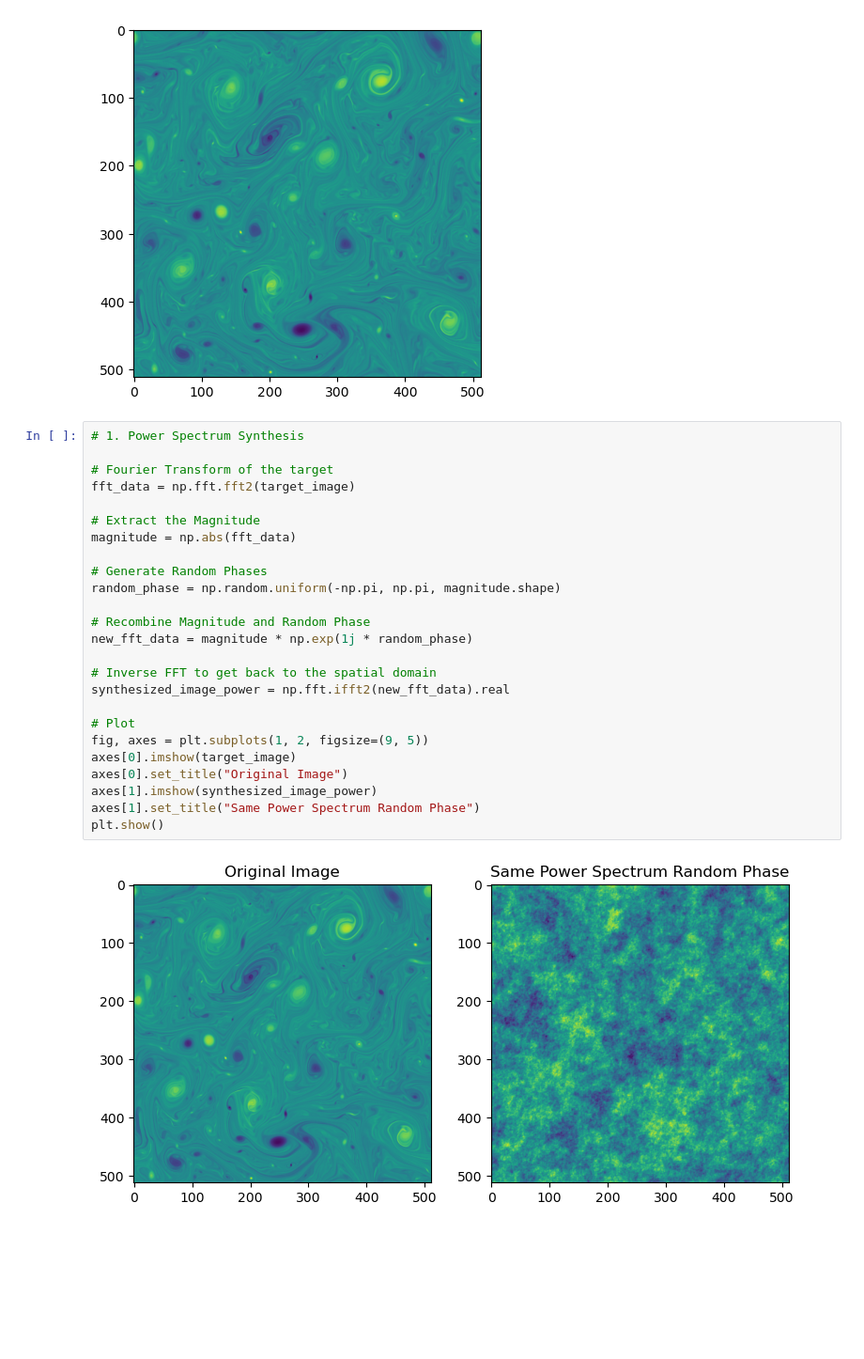
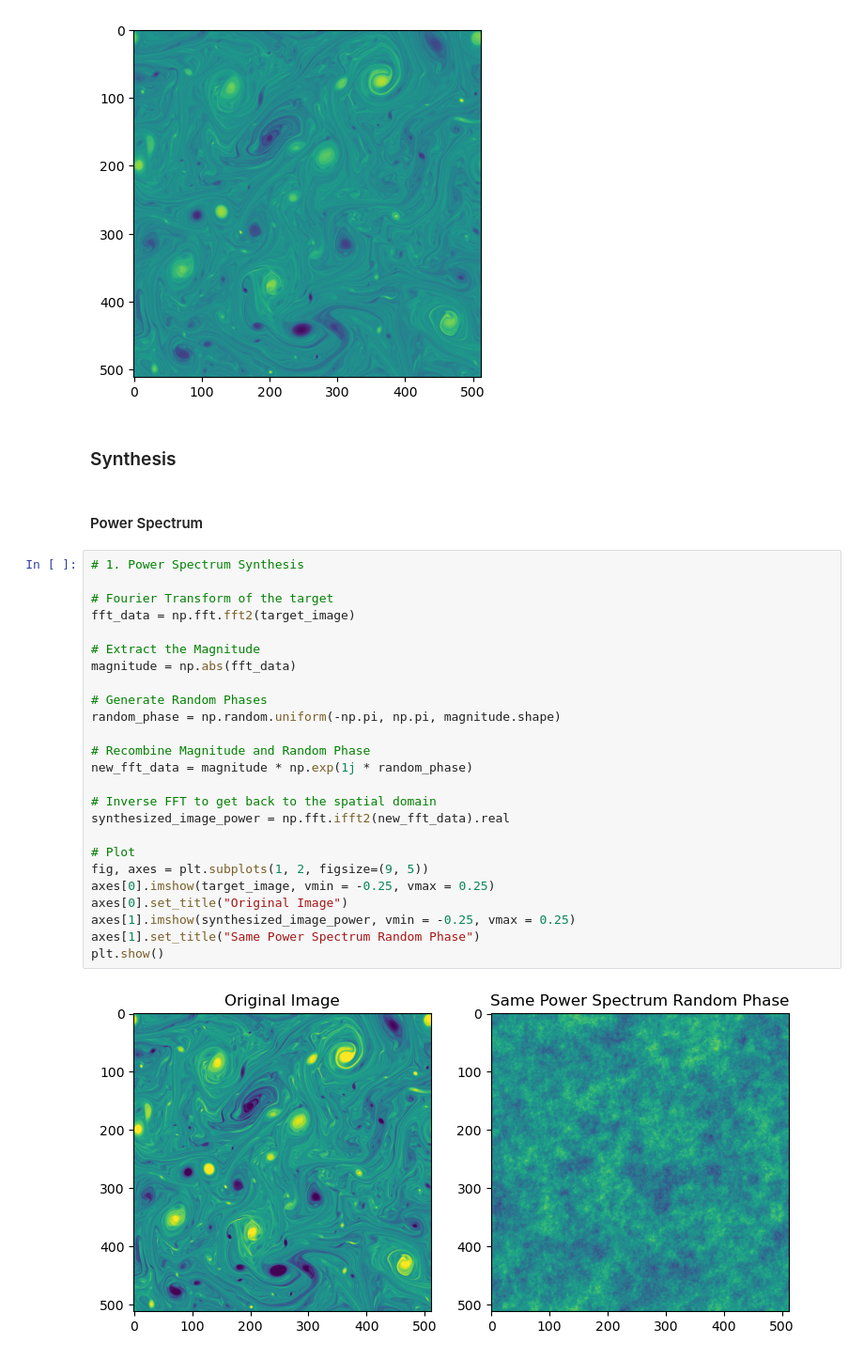
Before and after one commit to jwskinner/scattering-transform-turbulence, a Jupyter notebook: Compare_Powerspectrum_Bispectrum_ST.ipynb, the cells around one changed output. Shown at 94% size. Drawn from its saved outputs; the diff is of its cells as text; blank space fills up the shorter version.

```diff
--- a/Compare_Powerspectrum_Bispectrum_ST.ipynb
+++ b/Compare_Powerspectrum_Bispectrum_ST.ipynb
@@ -135,30 +50,34 @@ plt.imshow(target_image)
 # %% [output]
 <matplotlib.image.AxesImage at 0x...>
 [figure]
+# %% [markdown]
+### Synthesis
+# %% [markdown]
+#### Power Spectrum
 # %%
 # 1. Power Spectrum Synthesis
 
 # Fourier Transform of the target
 fft_data = np.fft.fft2(target_image)
 
 # Extract the Magnitude
 magnitude = np.abs(fft_data)
 
 # Generate Random Phases
 random_phase = np.random.uniform(-np.pi, np.pi, magnitude.shape)
 
 # Recombine Magnitude and Random Phase
 new_fft_data = magnitude * np.exp(1j * random_phase)
 
 # Inverse FFT to get back to the spatial domain
 synthesized_image_power = np.fft.ifft2(new_fft_data).real
 
 # Plot
 fig, axes = plt.subplots(1, 2, figsize=(9, 5))
-axes[0].imshow(target_image)
+axes[0].imshow(target_image, vmin = -0.25, vmax = 0.25)
 axes[0].set_title("Original Image")
-axes[1].imshow(synthesized_image_power)
+axes[1].imshow(synthesized_image_power, vmin = -0.25, vmax = 0.25)
 axes[1].set_title("Same Power Spectrum Random Phase")
 plt.show()
 # %% [output]
-[figure, old version]
+[figure, new version]
```
Also changed, not shown: parts of 12 cells of this notebook, 1 other file.
